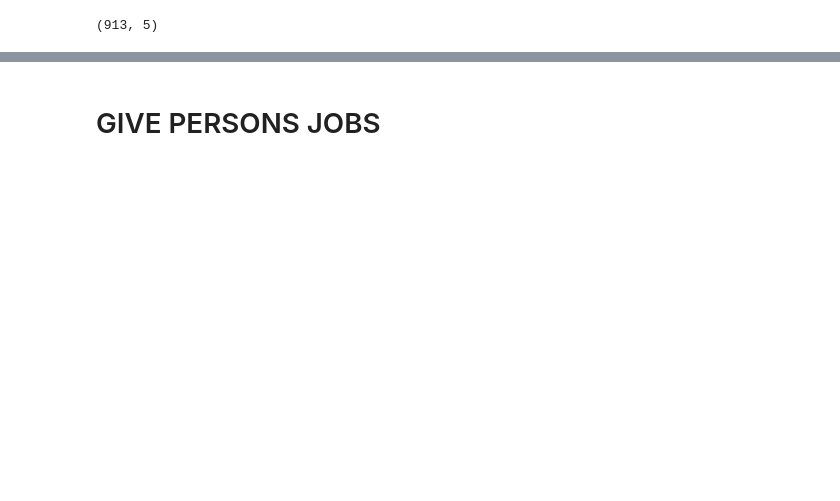
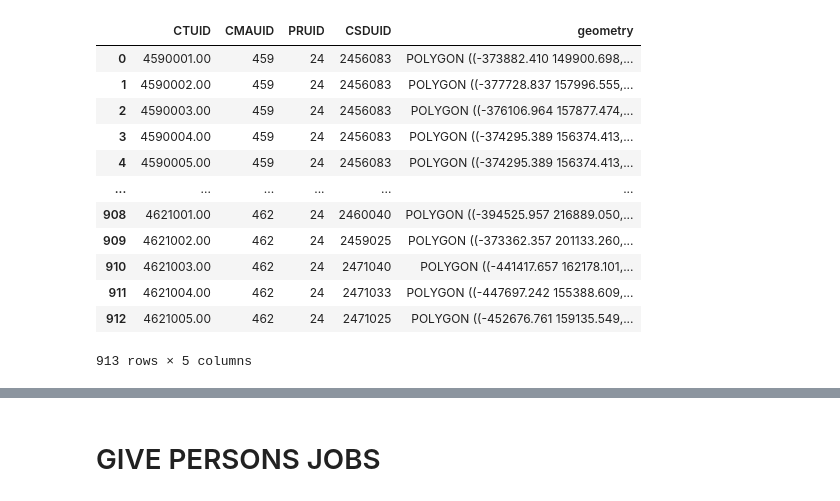
Before and after one commit to Poodleduff4/PopulationSynthesis, a Jupyter notebook: src/link.ipynb, the cells around one changed output, grey strips where cells are left out. Saved outputs shown, nothing was run; the diff lists cells and outputs as text; code cells hidden in the pictures; blank space fills up the shorter version.

```diff
--- a/src/link.ipynb
+++ b/src/link.ipynb
@@ -17,9 +17,21 @@ job_type_indexes = ["Agri","Mnft","Util","Cons","Retl","Trns","Finc","Rlst","Adm
 # %%
 zones = gpd.read_file('../GeoFiles/Montreal_CT_w_csd_2006.shp')
 # %%
-zones.shape
+zones
 # %% [output]
+|  | CTUID | CMAUID | PRUID | CSDUID | geometry |
+| 0 | 4590001.00 | 459 | 24 | 2456083 | POLYGON ((-373882.410 149900.698,... |
+| 1 | 4590002.00 | 459 | 24 | 2456083 | POLYGON ((-377728.837 157996.555,... |
+| 2 | 4590003.00 | 459 | 24 | 2456083 | POLYGON ((-376106.964 157877.474,... |
+| 3 | 4590004.00 | 459 | 24 | 2456083 | POLYGON ((-374295.389 156374.413,... |
+| 4 | 4590005.00 | 459 | 24 | 2456083 | POLYGON ((-374295.389 156374.413,... |
+| ... | ... | ... | ... | ... | ... |
+| 908 | 4621001.00 | 462 | 24 | 2460040 | POLYGON ((-394525.957 216889.050,... |
+| 909 | 4621002.00 | 462 | 24 | 2459025 | POLYGON ((-373362.357 201133.260,... |
+| 910 | 4621003.00 | 462 | 24 | 2471040 | POLYGON ((-441417.657 162178.101,... |
+| 911 | 4621004.00 | 462 | 24 | 2471033 | POLYGON ((-447697.242 155388.609,... |
+| 912 | 4621005.00 | 462 | 24 | 2471025 | POLYGON ((-452676.761 159135.549,... |
-(913, 5)
+913 rows × 5 columns
 # %%
 dwellings = pd.read_csv(dwellings_file)
 d_cols = dwellings.columns
```
Also changed, not shown: parts of 14 cells of this notebook, 7 other files.
